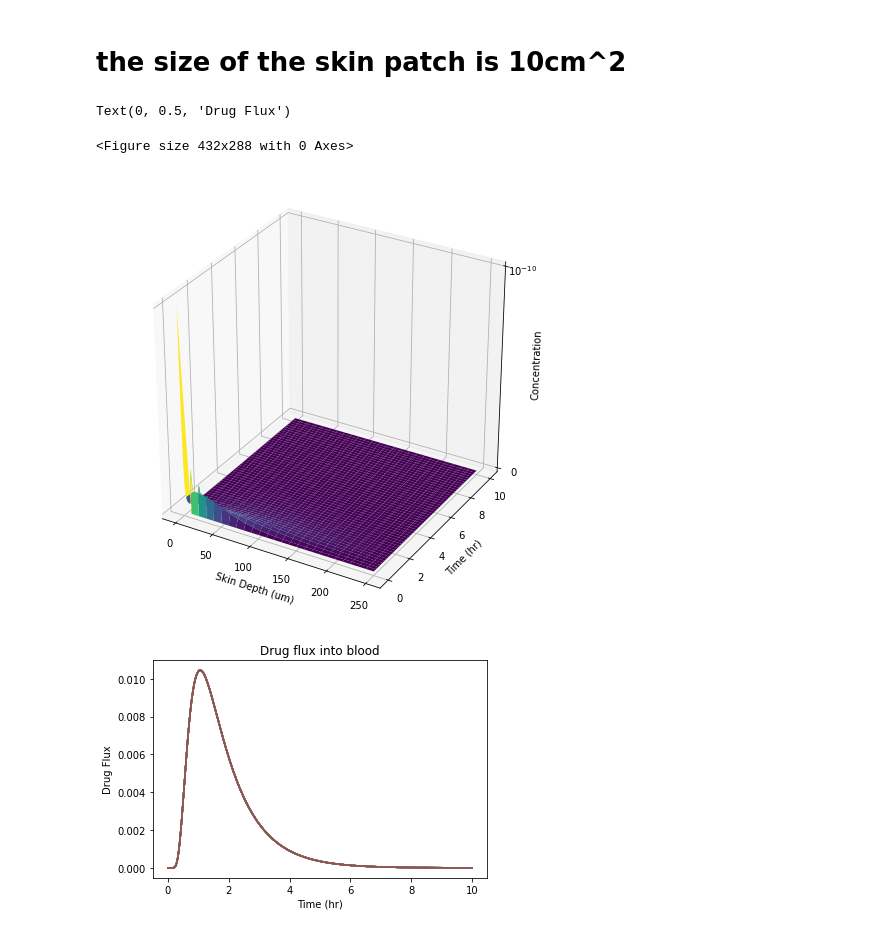
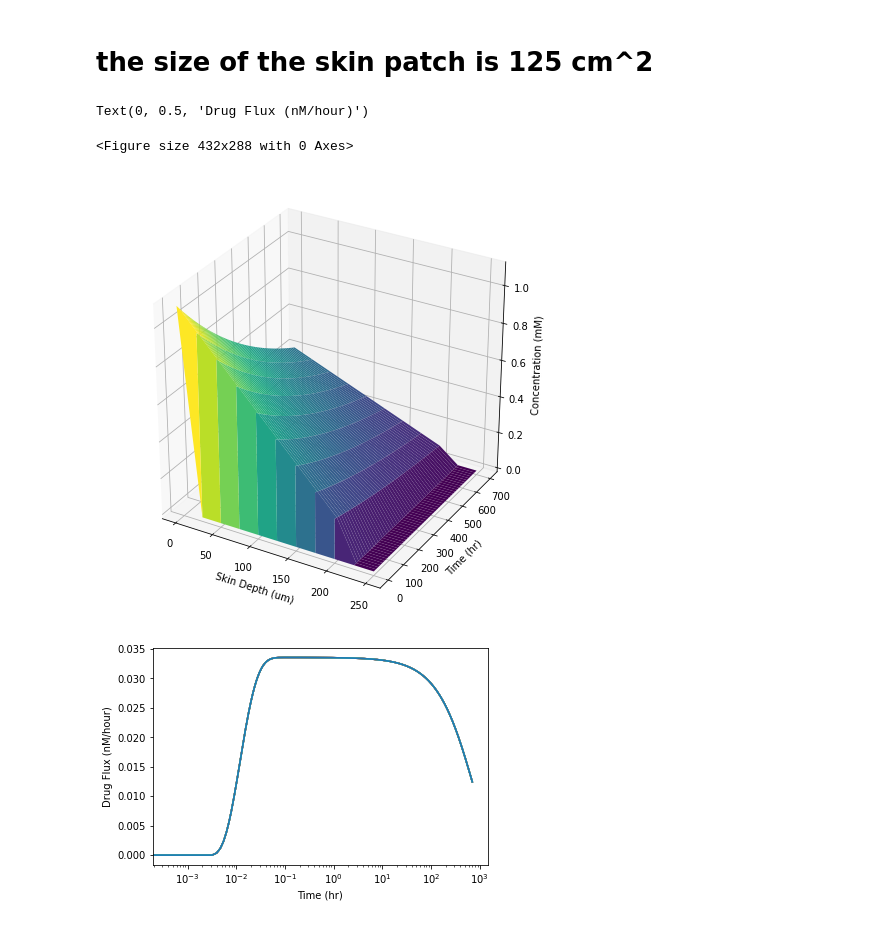
Before and after one commit to SizheQiu/PBPK_Transdermal_Diffusion, a Jupyter notebook: E2_model_skinPatch.ipynb, the cells around one changed output. Drawn from its saved outputs; the diff is of its cells as text; code cells hidden in the pictures.

```diff
--- a/E2_model_skinPatch.ipynb
+++ b/E2_model_skinPatch.ipynb
@@ -1,16 +1,17 @@
 # %% [markdown]
-# the size of the skin patch is 10cm^2
+# the size of the skin patch is 125 cm^2
 # %%
+from matplotlib import cm
 import numpy as np
 import matplotlib.pyplot as plt
 from matplotlib.pyplot import figure
+from mpl_toolkits import mplot3d
+import math
 
 #define constants
-
-#diffusivities
-Dd=2.2 #dermis
-Dve=1.575 #viable epidermis
-Dsc=0.41 #stratum corneum
+Dd=220
+Dve=157.5
+Dsc=0.615
 
 #thickness um
 #hd=1470 #dermis
@@ -19,22 +20,20 @@ hve=100 #viable epidermis
 hsc=15 #stratum corneum
 
 #ftcs steps
-dx=10 #space um
-dt=0.136 #time s
-timespan=264706
-
+dx=25 #space um
+dt=1.42 #time s
+timespan=1774647
 #initial concentration
-c0=100/1e12
+c0=1101400 #nM
 
 #define reservoir size, flux area
-A=100000000*10 # um^2=10 cm^2
-Vreservoir=1000000000 #volume of reservoir um^3
+A=2500000000*5/1e12 #area of patch, input um^2 get m^2
+Vreservoir=1000/5*A*1e12/1e15 #volume of reservoir, input width um get liters
 drugtotal=Vreservoir*c0
 
 #solve ftcs for skin
 
 #define loop indices parameters
-j=0
 i=0
 
 #instantiate concentration array over space, time
@@ -45,7 +44,7 @@ C[0][0]=c0
 
 #ftcs for skin
 while i<timespan:
-    j=0;
+    j=1;
     while j<=int(hd/dx+hve/dx+hsc/dx)+1:
         #define diffusivities
         #stratum corneum
@@ -59,49 +58,60 @@ while i<timespan:
             r=Dd*dt/dx/dx
 
         #FTCS
-        if j==0:
-            C[i+1][j]=r*(C[i][j]-2*C[i][j]+C[i][j+1])+C[i][j]
         if j<int(hd/dx+hve/dx+hsc/dx):
             C[i+1][j]=r*(C[i][j-1]-2*C[i][j]+C[i][j+1])+C[i][j]
         if j==int(hd/dx+hve/dx+hsc/dx):
             C[i+1][j]=0
 
         j=j+1
     #Calculate drug flux moving into blood
-    drugflux[i]=C[i][int(hd/dx+hve/dx+hsc/dx)-1]*A/dt*dx
+    drugflux[i]=C[i][int(hd/dx+hve/dx+hsc/dx)-1]/dt*dx*A/1e6/1000
     #removal of drug by blood flow
     C[i][int(hd/dx+hve/dx+hsc/dx)-1]=0
+    drug_depletion=(sum(C[i][:])-C[i][0])*dx*A/1e6/1000+drugflux[i]
+    drugtotal=drugtotal-drug_depletion
+    if drugtotal<=0:
+        drugtotal=0
+    C[i+1][0]=drugtotal/Vreservoir
     i=i+1
 #drug flux for last itme point
-drugflux[i]=C[i][int(hd/dx+hve/dx+hsc/dx)-1]*A/dt*dx
+drugflux[i]=C[i][int(hd/dx+hve/dx+hsc/dx)-1]/dt*dx*A/1e6/1000
 #Removal of drug by blood flow
 C[i][int(hd/dx+hve/dx+hsc/dx)-1]=0
 
 #plot concentration profile over time, space
 
 fig=plt.figure()
 figure(num=None, figsize=(8,8))
 ax=plt.axes(projection='3d')
 xmax=int(hd/dx+hve/dx+hsc/dx)
 x=np.array(range(0,xmax+1))*dx
 y=np.array(range(0,timespan+1))*dt/3600
-z=np.array(C)
+z=np.array(C)/1e6
 x, y = np.meshgrid(x,y)
 ax.plot_surface(x,y,z, cmap='viridis')
 ax.set_xlabel('Skin Depth (um)')
 ax.set_ylabel('Time (hr)')
-ax.set_zlabel('Concentration')
+ax.set_zlabel('Concentration (mM)')
 #plot drug flux over time
 fig=plt.figure()
-plt.plot(y,drugflux)
-plt.title('Drug flux into blood')
+plt.semilogx(y,np.array(drugflux)*3600/2.6)
 plt.xlabel('Time (hr)')
-plt.ylabel('Drug Flux')
+plt.ylabel('Drug Flux (nM/hour)')
+#drugflux_concentration=[0 for i in range(math.floor(len(drugflux)*dt/3600))]
+#dccount=0
+#while dccount<len(drugflux_concentration):
+#    secondcount=0
+#    while secondcount<math.floor(3600/dt):
+#        drugflux_concentration[dccount]=(drugflux_concentration[dccount]+dt*drugflux[dccount*math.floor(3600/dt)+secondcount])
+#        secondcount=secondcount+1
+#    dccount=dccount+1
+drugflux_concentration=np.array(drugflux)*3600/2.6
 # %% [output]
-Text(0, 0.5, 'Drug Flux')
+Text(0, 0.5, 'Drug Flux (nM/hour)')
 <Figure size 432x288 with 0 Axes>
-[figure, old version]
+[figure, new version]
-[figure, old version]
+[figure, new version]
 # %%
 from scipy.integrate import odeint
 import matplotlib.pylab as plt
```
Also changed, not shown: parts of 4 cells of this notebook, 1 other file.
